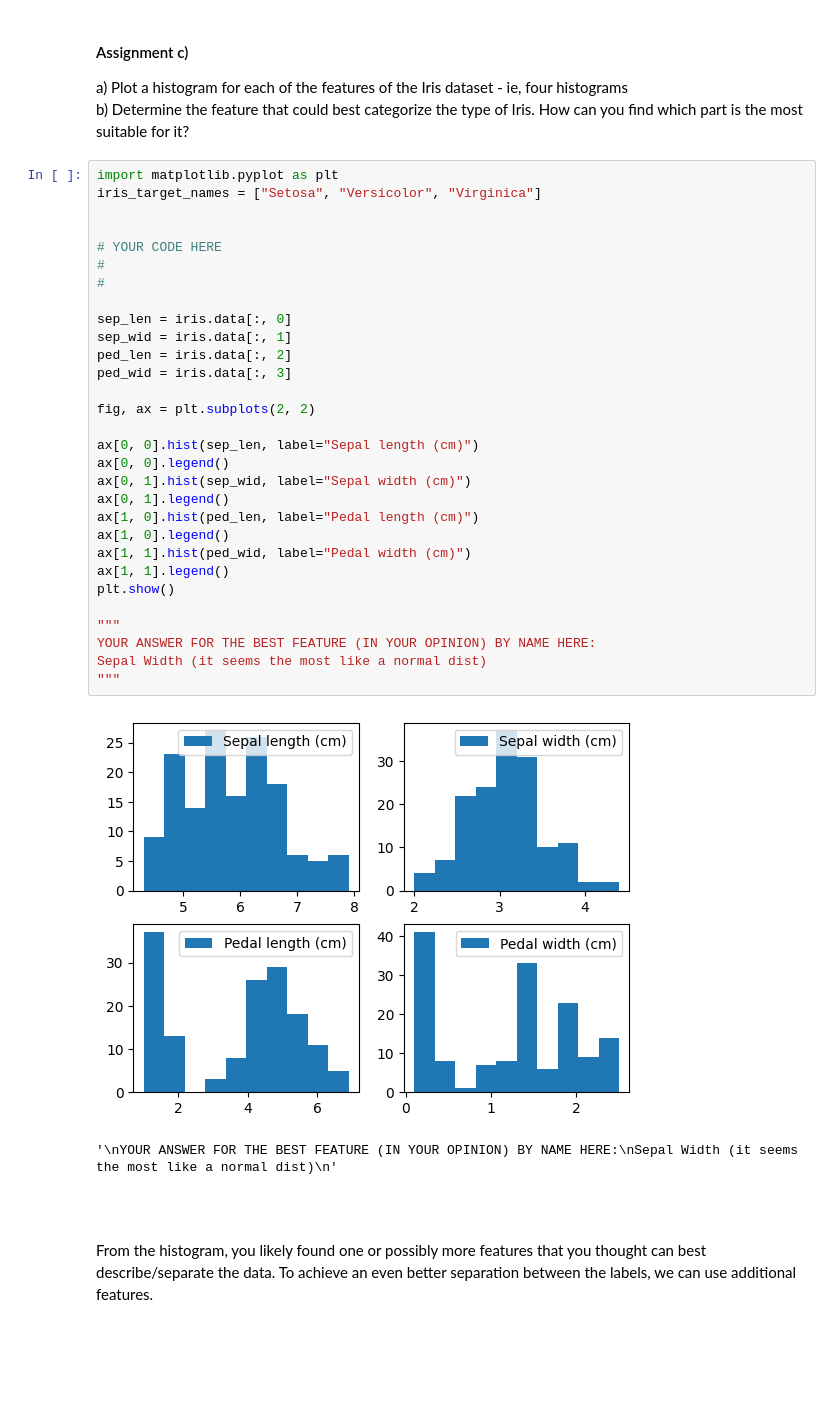
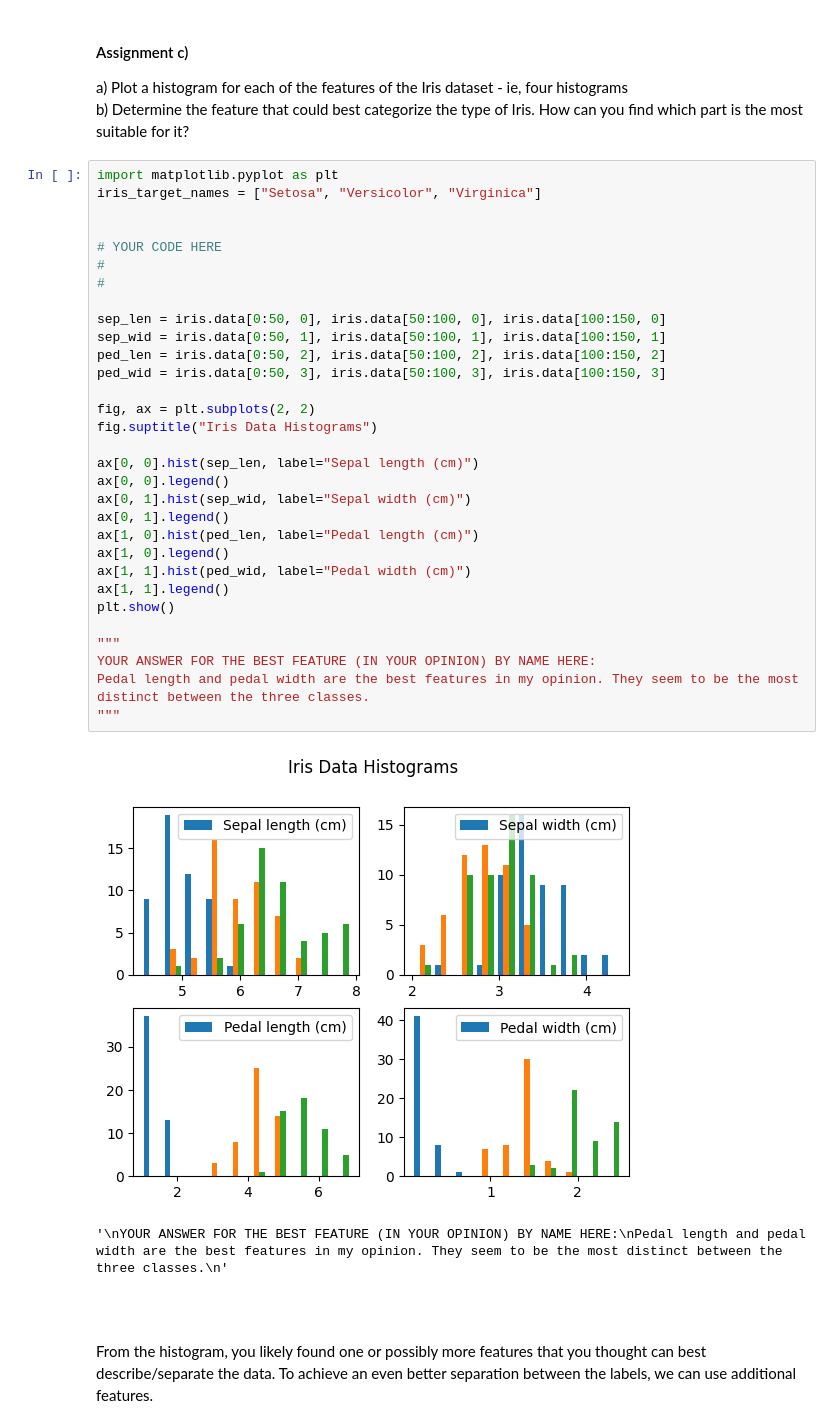
Before and after one commit to richard-lovgren/ml-1dl034-public-assignments, a Jupyter notebook: Assignments/Practical/PracticalNotebook3.ipynb, the cells around one changed output. Saved outputs shown, nothing was run; the diff lists cells and outputs as text; blank space fills up the shorter version.

```diff
--- a/Assignments/Practical/PracticalNotebook3.ipynb
+++ b/Assignments/Practical/PracticalNotebook3.ipynb
@@ -301,36 +301,37 @@ b) Determine the feature that could best categorize the type of Iris. How can yo
 # %%
 import matplotlib.pyplot as plt
 iris_target_names = ["Setosa", "Versicolor", "Virginica"]
 
 
 # YOUR CODE HERE
 #
 #
 
-sep_len = iris.data[:, 0]
-sep_wid = iris.data[:, 1]
-ped_len = iris.data[:, 2]
-ped_wid = iris.data[:, 3]
+sep_len = iris.data[0:50, 0], iris.data[50:100, 0], iris.data[100:150, 0]
+sep_wid = iris.data[0:50, 1], iris.data[50:100, 1], iris.data[100:150, 1]
+ped_len = iris.data[0:50, 2], iris.data[50:100, 2], iris.data[100:150, 2]
+ped_wid = iris.data[0:50, 3], iris.data[50:100, 3], iris.data[100:150, 3]
 
 fig, ax = plt.subplots(2, 2)
+fig.suptitle("Iris Data Histograms")
 
 ax[0, 0].hist(sep_len, label="Sepal length (cm)")
 ax[0, 0].legend()
 ax[0, 1].hist(sep_wid, label="Sepal width (cm)")
 ax[0, 1].legend()
 ax[1, 0].hist(ped_len, label="Pedal length (cm)")
 ax[1, 0].legend()
 ax[1, 1].hist(ped_wid, label="Pedal width (cm)")
 ax[1, 1].legend()
 plt.show()
 
 """
 YOUR ANSWER FOR THE BEST FEATURE (IN YOUR OPINION) BY NAME HERE:
-Sepal Width (it seems the most like a normal dist)
+Pedal length and pedal width are the best features in my opinion. They seem to be the most distinct between the three classes.
 """
 # %% [output]
-[figure, old version]
+[figure, new version]
-'\nYOUR ANSWER FOR THE BEST FEATURE (IN YOUR OPINION) BY NAME HERE:\nSepal Width (it seems the most like a normal dist)\n'
+'\nYOUR ANSWER FOR THE BEST FEATURE (IN YOUR OPINION) BY NAME HERE:\nPedal length and pedal width are the best features in my opinion. They seem to be the most distinct between the three classes.\n'
 # %% [markdown]
 <br/>
 <br/>
```
Also changed, not shown: parts of 6 cells of this notebook.
